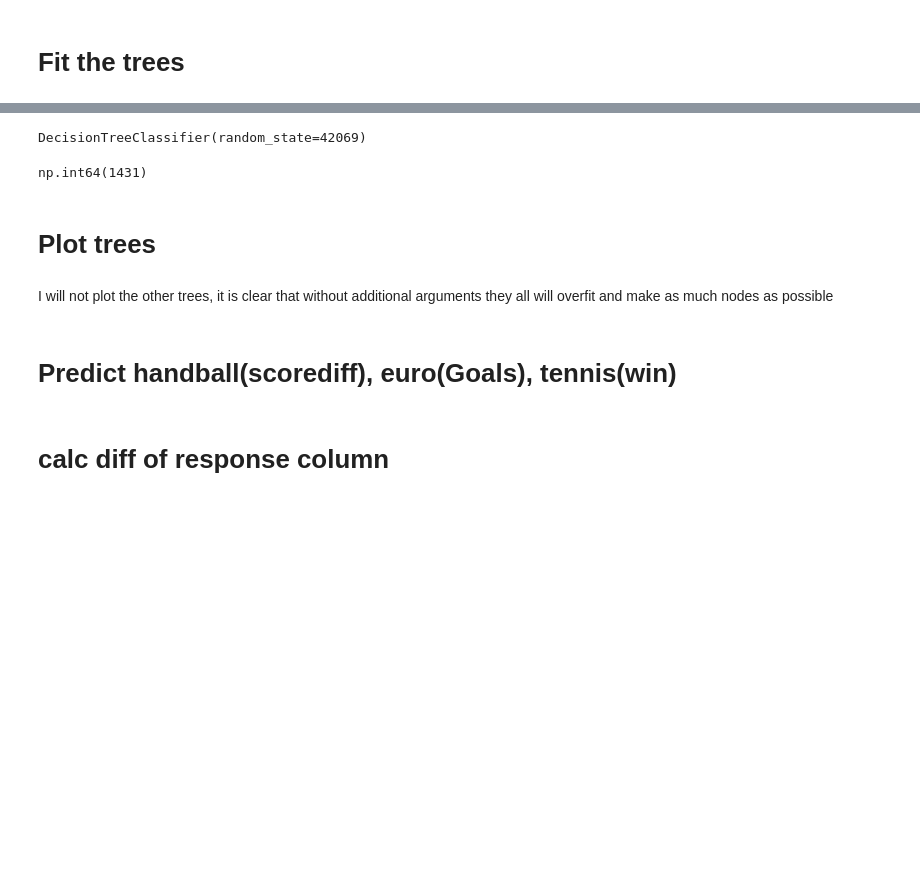
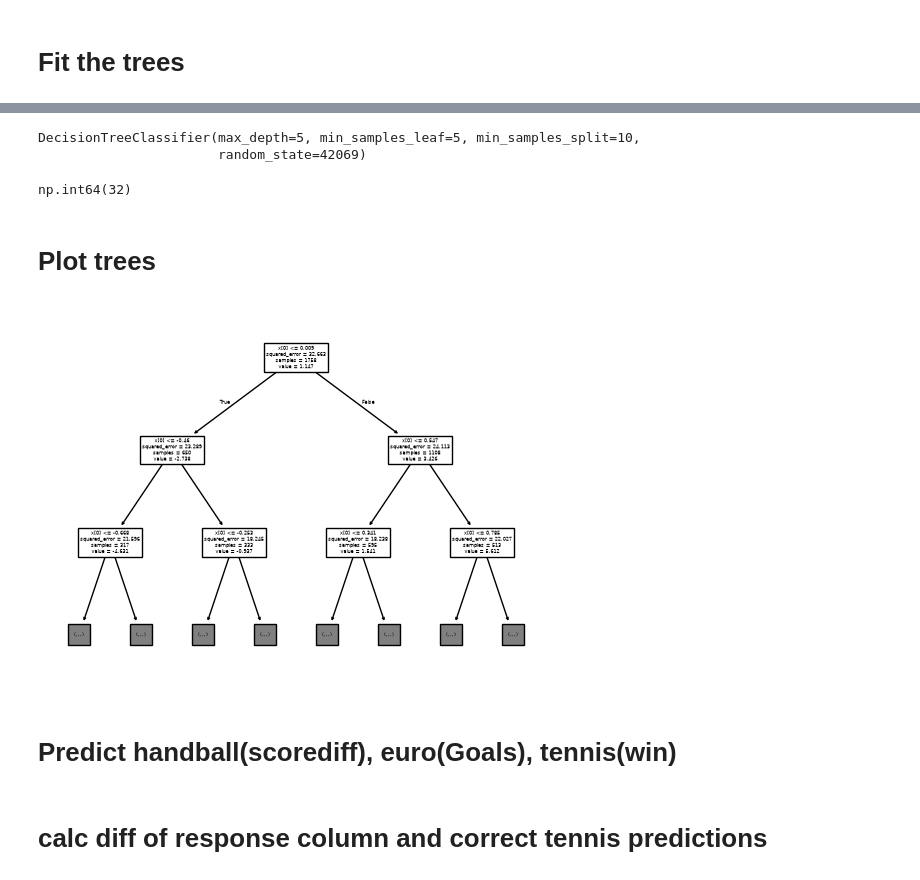
Before and after one commit to TuDCaseStudies26/CS2, a Jupyter notebook: sheet2/taski.ipynb, the cells around one changed output, grey strips where cells are left out. Saved outputs shown, nothing was run; the diff lists cells and outputs as text; code cells hidden in the pictures; blank space fills up the shorter version.

Commit message:
add plots to sheet2 notebook

```diff
--- a/sheet2/taski.ipynb
+++ b/sheet2/taski.ipynb
@@ -69,10 +68,22 @@ tennis_res: pd.Series = tennis_df[tennis_response]
 # %% [markdown]
 # define regression trees for handball/euro and classification tree for tennis
 # %%
-handball_tree: DecisionTreeRegressor = DecisionTreeRegressor(random_state=SEED)
-euro_tree: DecisionTreeRegressor = DecisionTreeRegressor(random_state=SEED)
+params_dict: dict[str, int] = {
+    "random_state": SEED,
+    "min_samples_split": 10,
+    "max_depth": 5,
+    "min_samples_leaf": 5
+}
+handball_tree: DecisionTreeRegressor = DecisionTreeRegressor(
+    **params_dict
+)
+euro_tree: DecisionTreeRegressor = DecisionTreeRegressor(
+    **params_dict
+)
 
-tennis_tree: DecisionTreeClassifier = DecisionTreeClassifier(random_state=SEED)
+tennis_tree: DecisionTreeClassifier = DecisionTreeClassifier(
+    **params_dict
+)
 # %% [markdown]
 # Fit the trees
 # %%
@@ -86,19 +99,19 @@ DecisionTreeRegressor(random_state=42069)
 # %%
 tennis_tree.fit(tennis_feat_df, tennis_res)
 # %% [output]
-DecisionTreeClassifier(random_state=42069)
+DecisionTreeClassifier(max_depth=5, min_samples_leaf=5, min_samples_split=10,
+                       random_state=42069)
 # %%
 tennis_tree.get_n_leaves()
 # %% [output]
-np.int64(1431)
+np.int64(32)
 # %% [markdown]
 # Plot trees
 # %%
-#plot_tree(handball_tree)
-#plt.show()
+plot_tree(handball_tree, max_depth=2)
+plt.show()
+# %% [output]
+[figure, added]
-# %% [markdown]
-I will not plot the other trees, it is clear that without additional arguments
-they all will overfit and make as much nodes as possible
 # %% [markdown]
 # Predict handball(scorediff), euro(Goals), tennis(win)
 # %%
@@ -106,5 +119,5 @@ handball_pred: np.ndarray = handball_tree.predict(hand_feat_df)
 euro_pred: np.ndarray = euro_tree.predict(euro_feat_df)
 tennis_pred: np.ndarray = tennis_tree.predict(tennis_feat_df)
 # %% [markdown]
-# calc diff of response column
+# calc diff of response column and correct tennis predictions
 # %%
```
Also changed, not shown: parts of 20 cells of this notebook, 2 other files.
